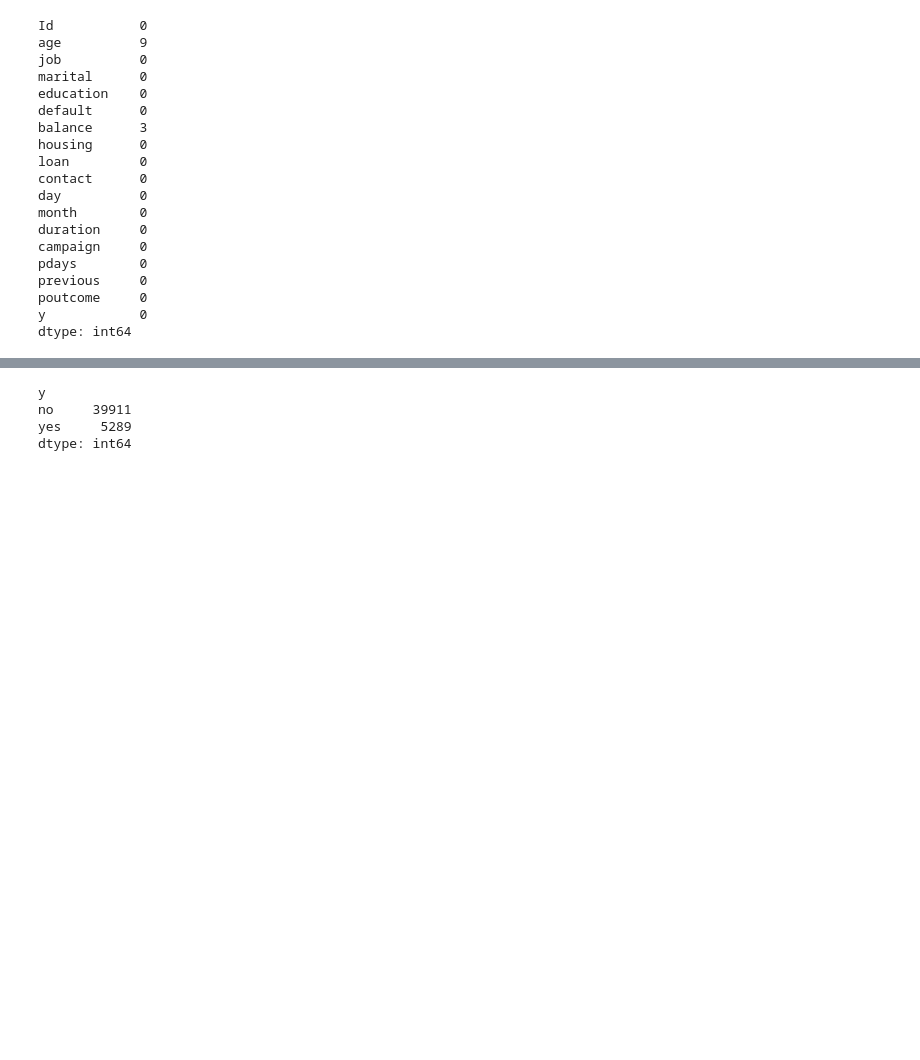
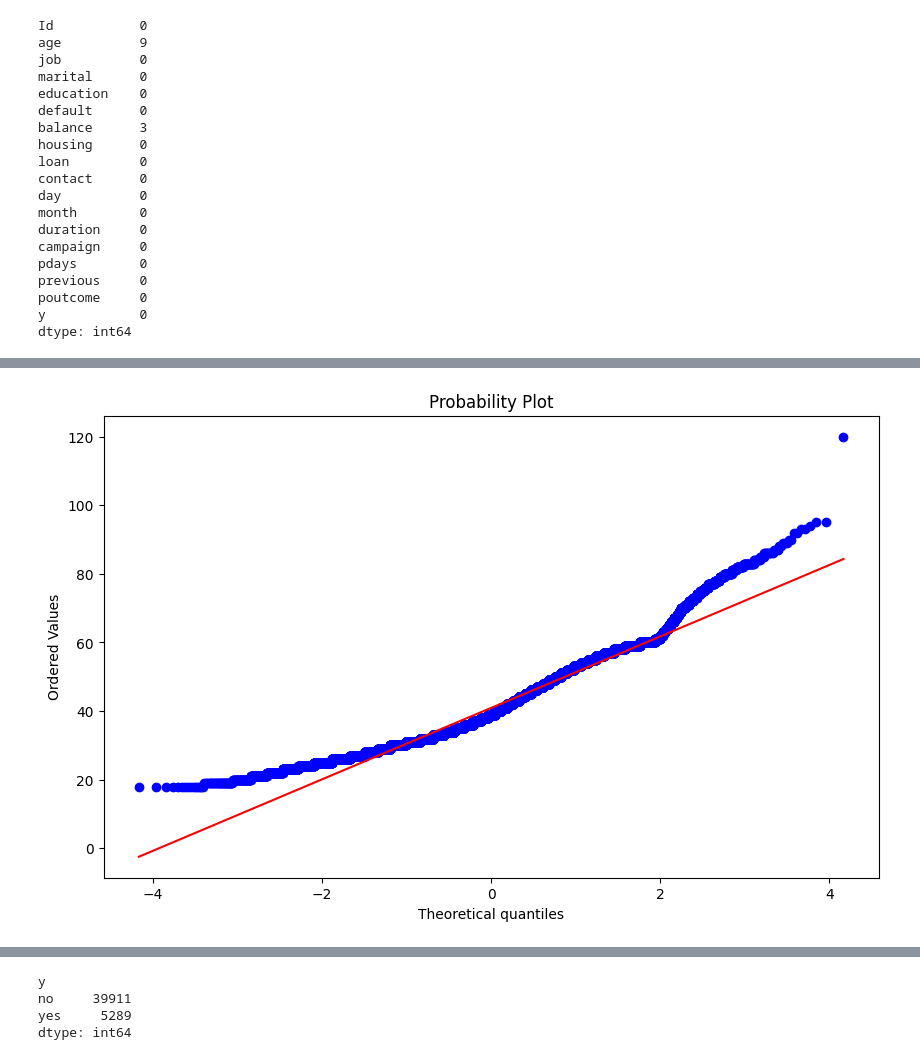
Before and after one commit to Ayomide-ola/UCDPA_Ayomide, a Jupyter notebook: predict term deposit project.ipynb, the cells around one changed output, grey strips where cells are left out. Cells and saved outputs as stored; diff of their text form; code cells hidden in the pictures; blank space fills up the shorter version.

```diff
--- a/predict term deposit project.ipynb
+++ b/predict term deposit project.ipynb
@@ -136,0 +229,15 @@ dtype: int64
+# %%
+#using for loop to iterate the values in age and setting the lowest age at 18years old and higest 120 yeals old
+for x in predic_f.index:
+  if predic_f.loc[x, "age"] > 120:
+    predic_f.loc[x, "age"] = 120
+  if predic_f.loc[x, "age"] <= 18:
+    predic_f.loc[x, "age"] = 18
+# %%
+#Checking result visually
+# code by AHMEDOV , A. (2022)
+plt.rcParams["figure.figsize"] = (10, 6)
+stats.probplot(predic_f["age"], dist="norm", plot=plt)
+plt.show()
+# %% [output]
+[figure, added]
```
Also changed, not shown: parts of 28 cells of this notebook.
